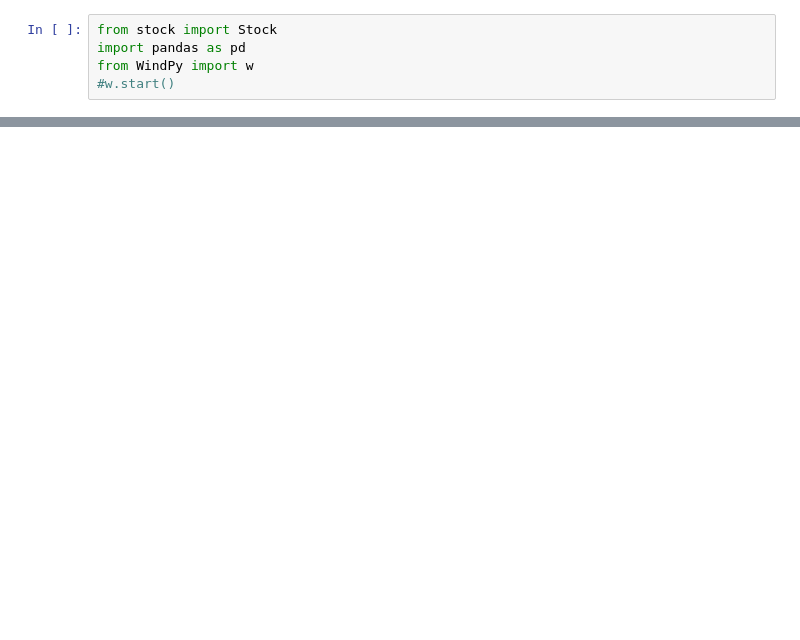
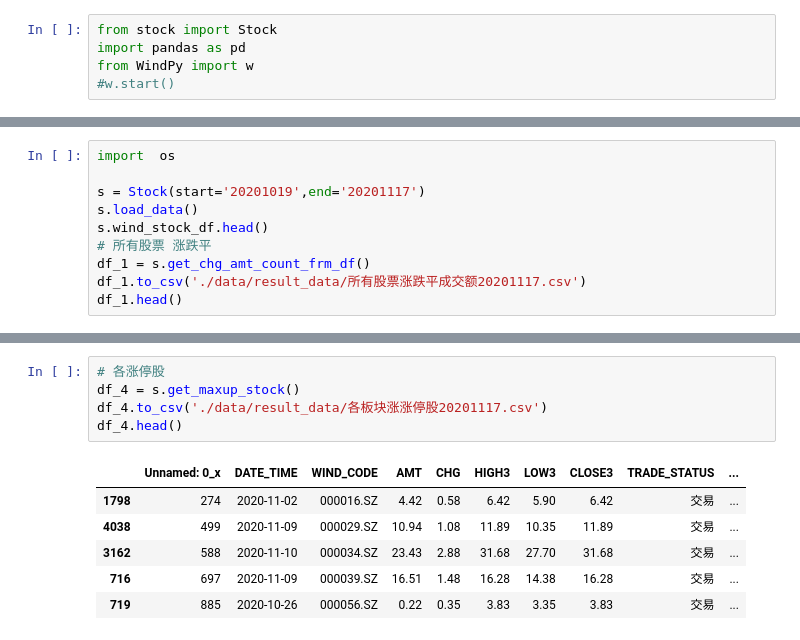
Before and after one commit to blake2002/wstock, a Jupyter notebook: stock_analysis.ipynb, the cells around one changed output, grey strips where cells are left out. Drawn from its saved outputs; the diff is of its cells as text; blank space fills up the shorter version.

```diff
--- a/stock_analysis.ipynb
+++ b/stock_analysis.ipynb
@@ -123,0 +6,10 @@ TypeError: append() takes exactly one argument (2 given)
+# %%
+import  os
+
+s = Stock(start='20201019',end='20201117')
+s.load_data()
+s.wind_stock_df.head()
+# 所有股票 涨跌平
+df_1 = s.get_chg_amt_count_frm_df()
+df_1.to_csv('./data/result_data/所有股票涨跌平成交额20201117.csv')
+df_1.head()
@@ -123,0 +383,12 @@ TypeError: append() takes exactly one argument (2 given)
+# %%
+# 各涨停股
+df_4 = s.get_maxup_stock()
+df_4.to_csv('./data/result_data/各板块涨涨停股20201117.csv')
+df_4.head()
+# %% [output]
+|  | Unnamed: 0_x | DATE_TIME | WIND_CODE | AMT | CHG | HIGH3 | LOW3 | CLOSE3 | TRADE_STATUS | ... |
+| 1798 | 274 | 2020-11-02 | 000016.SZ | 4.42 | 0.58 | 6.42 | 5.90 | 6.42 | 交易 | ... |
+| 4038 | 499 | 2020-11-09 | 000029.SZ | 10.94 | 1.08 | 11.89 | 10.35 | 11.89 | 交易 | ... |
+| 3162 | 588 | 2020-11-10 | 000034.SZ | 23.43 | 2.88 | 31.68 | 27.70 | 31.68 | 交易 | ... |
+| 716 | 697 | 2020-11-09 | 000039.SZ | 16.51 | 1.48 | 16.28 | 14.38 | 16.28 | 交易 | ... |
+| 719 | 885 | 2020-10-26 | 000056.SZ | 0.22 | 0.35 | 3.83 | 3.35 | 3.83 | 交易 | ... |
```
Also changed, not shown: parts of 48 cells of this notebook, 4 other files.
